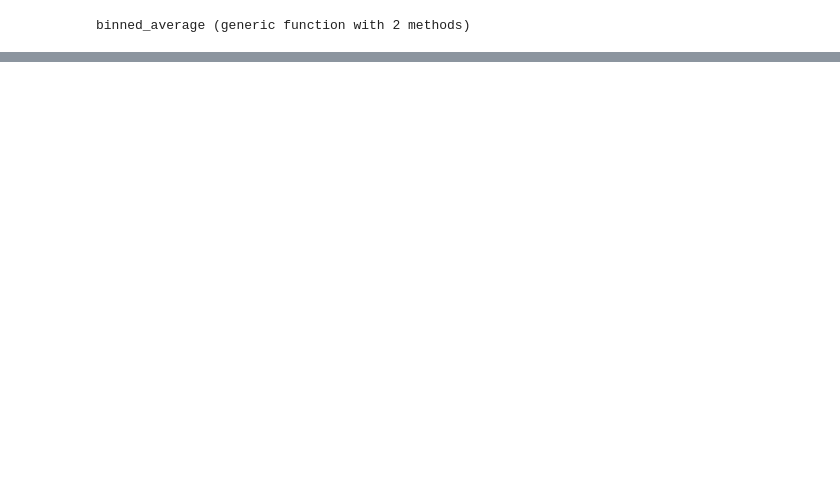
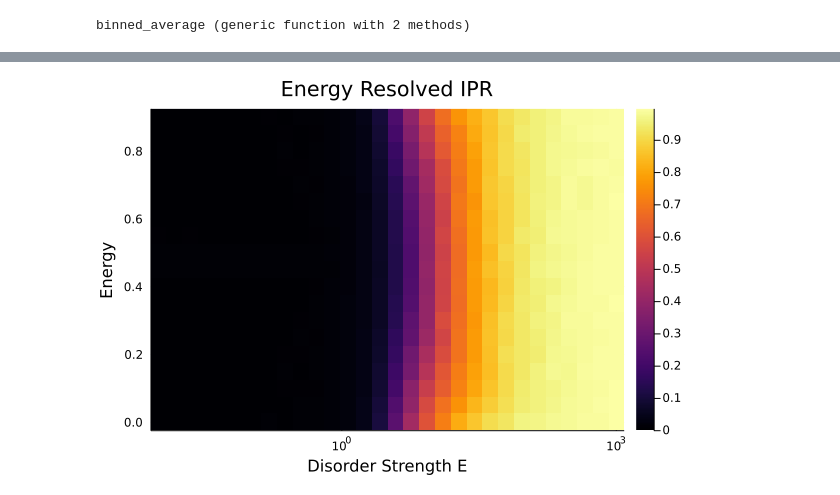
Before and after one commit to jamblejoe/PKS_Julia_Hackathon, a Jupyter notebook: notebooks/Chain.ipynb, the cells around one changed output, grey strips where cells are left out. Drawn from its saved outputs; the diff is of its cells as text; code cells hidden in the pictures; blank space fills up the shorter version.

```diff
--- a/notebooks/Chain.ipynb
+++ b/notebooks/Chain.ipynb
@@ -60,0 +58,18 @@ iprs_arr, iprs_std_arr, agrs_arr, agrs_std_arr = compute_observables_per_size_an
+# %%
+function compute_energy_resolved_ipr_per_disorder(graph, energy_bins, disorders, num_samples)
+    iprs = zeros(length(energy_bins)-1, length(disorders))
+    for (disorder_idx, disorder) in enumerate(disorders)
+        ipr_sample_arr = zeros(length(energy_bins)-1, num_samples)
+        for n in 1:num_samples
+            E, V = onsite_and_hopping_of_disorder(graph, disorder)
+            chain_hamiltonian = hamiltonian_from_graph(graph, E, V)
+            eigval_vec, eigvec_mat  = eigen(chain_hamiltonian)
+            ipr = inverse_participation_ratio(eigvec_mat)
+            ipr_sample_arr[:, n] = binned_average(eigval_vec / disorder, ipr, energy_bins)
+        end
+        iprs[:, disorder_idx] = mean(ipr_sample_arr, dims=2)
+    end
+    return iprs
+end
+
+iprs_per_energy = compute_energy_resolved_ipr_per_disorder(graph_of_size(SIZE_LIST[end]), ENERGY_BINS, DISORDER_LIST, NUM_SAMPLES)
@@ -92,0 +129,10 @@ plot(ipr_plot, agr_plot, layout=(2, 1), size=(600, 600))
+# %%
+energy_bin_centers = ENERGY_BINS[1:end-1]
+heatmap(DISORDER_LIST, energy_bin_centers, iprs_per_energy;
+    xaxis = :log,
+    xlabel = "Disorder Strength E",
+    ylabel = "Energy",
+    title = "Energy Resolved IPR"
+)
+# %% [output]
+[figure, added]
```
Also changed, not shown: parts of 4 cells of this notebook, 2 other files.
